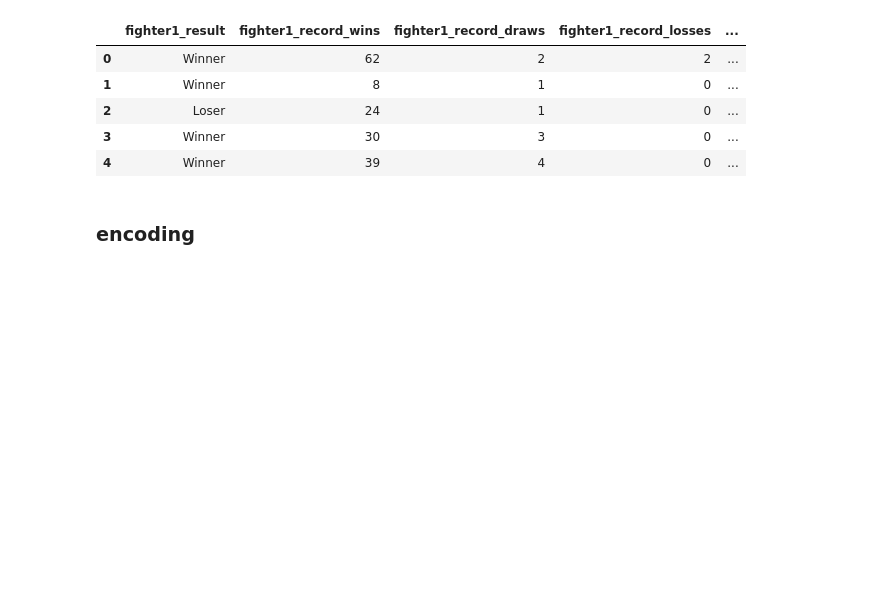
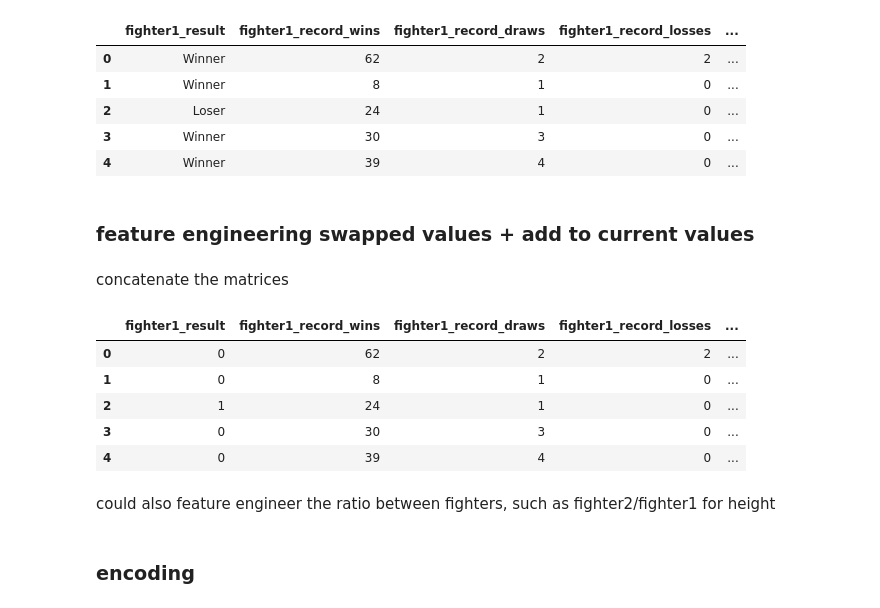
Before and after one commit to zxrtz/Machine-Learning-Project-with-AWS-Deployment, a Jupyter notebook: machine_learning_demo_stage.ipynb, the cells around one changed output. Drawn from its saved outputs; the diff is of its cells as text; code cells hidden in the pictures; blank space fills up the shorter version.

```diff
--- a/machine_learning_demo_stage.ipynb
+++ b/machine_learning_demo_stage.ipynb
@@ -58,3 +58,5 @@ df_staged_cleaning.head()
 | 2 | Loser | 24 | 1 | 0 | ... |
 | 3 | Winner | 30 | 3 | 0 | ... |
 | 4 | Winner | 39 | 4 | 0 | ... |
+# %% [markdown]
+### feature engineering swapped values + add to current values
@@ -60,0 +94,2 @@ df_staged_cleaning.head()
+# %% [markdown]
+concatenate the matrices
@@ -61,3 +98,14 @@ df_staged_cleaning.head()
+# %%
+df_encoded.head()
+# %% [output]
+|  | fighter1_result | fighter1_record_wins | fighter1_record_draws | fighter1_record_losses | ... |
+| 0 | 0 | 62 | 2 | 2 | ... |
+| 1 | 0 | 8 | 1 | 0 | ... |
+| 2 | 1 | 24 | 1 | 0 | ... |
+| 3 | 0 | 30 | 3 | 0 | ... |
+| 4 | 0 | 39 | 4 | 0 | ... |
+# %% [markdown]
+could also feature engineer the ratio between fighters, such as fighter2/fighter1 for height
 # %% [markdown]
 ### encoding
 # %%
```
Also changed, not shown: parts of 15 cells of this notebook, 1 other file.
